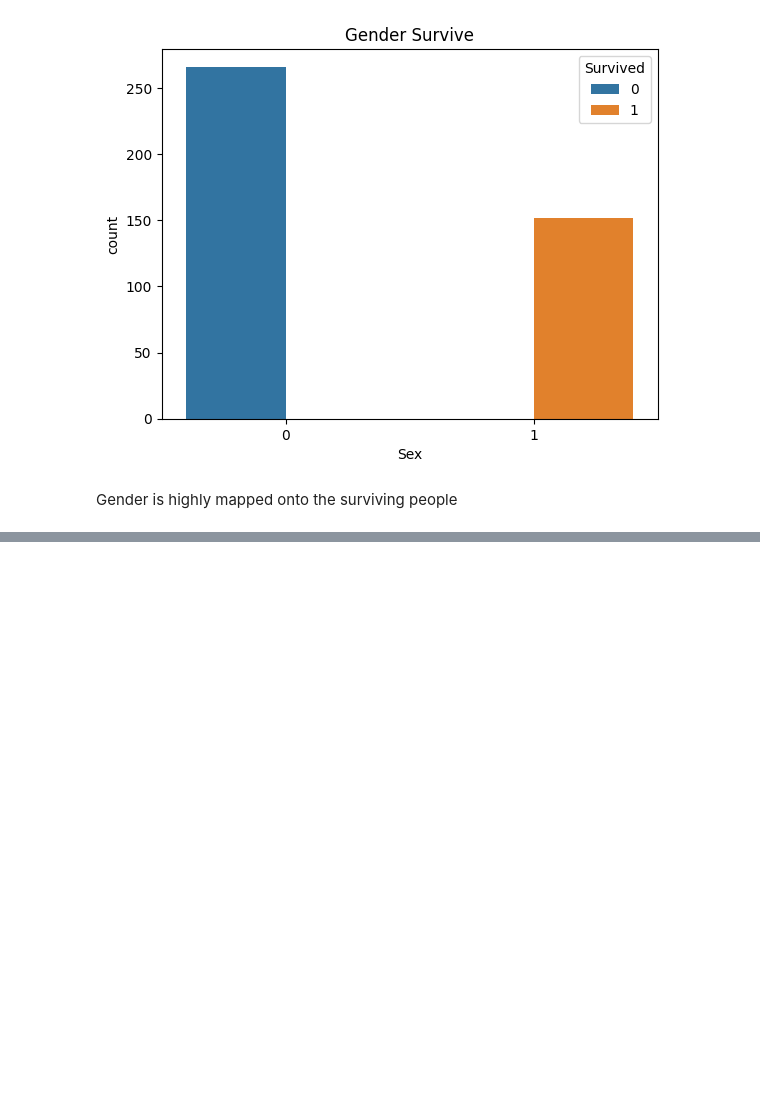
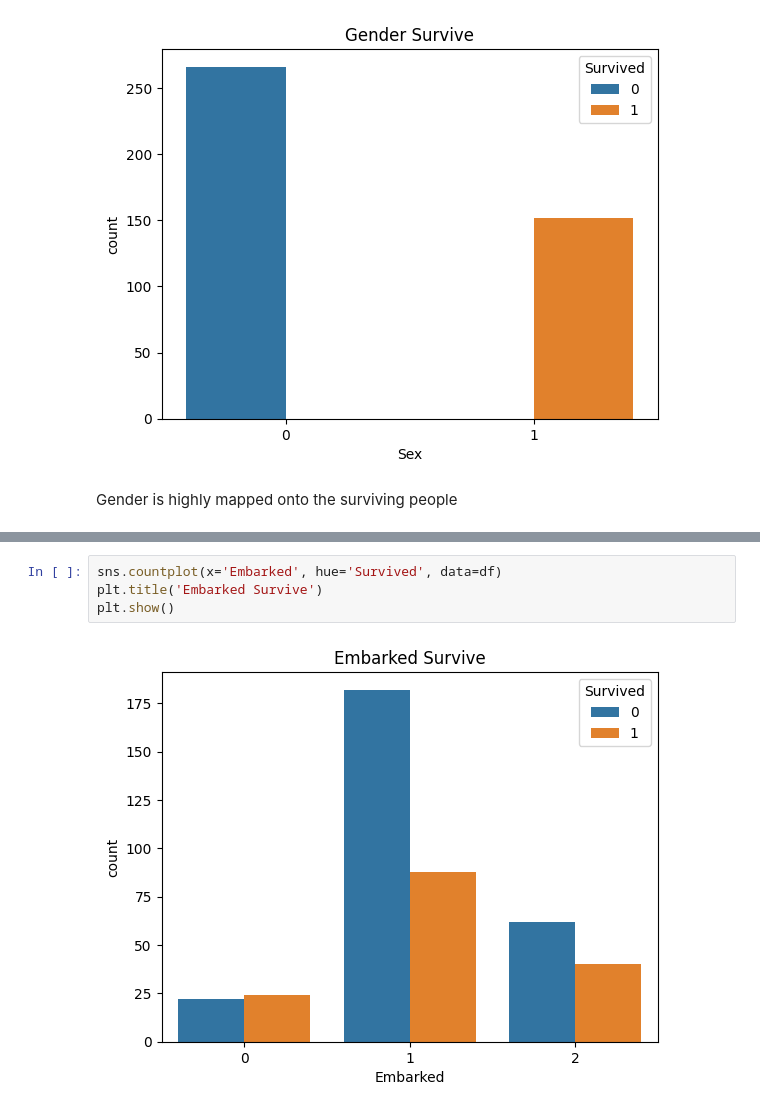
Before and after one commit to hassanabdullah1606/CODSOFT, a Jupyter notebook: Titanic/Final.ipynb, the cells around one changed output, grey strips where cells are left out. Drawn from its saved outputs; the diff is of its cells as text; blank space fills up the shorter version.

```diff
--- a/Titanic/Final.ipynb
+++ b/Titanic/Final.ipynb
@@ -166,0 +179,6 @@ Gender is highly mapped onto the surviving people
+# %%
+sns.countplot(x='Embarked', hue='Survived', data=df)
+plt.title('Embarked Survive')
+plt.show()
+# %% [output]
+[figure, added]
```
Also changed, not shown: parts of 39 cells of this notebook.
